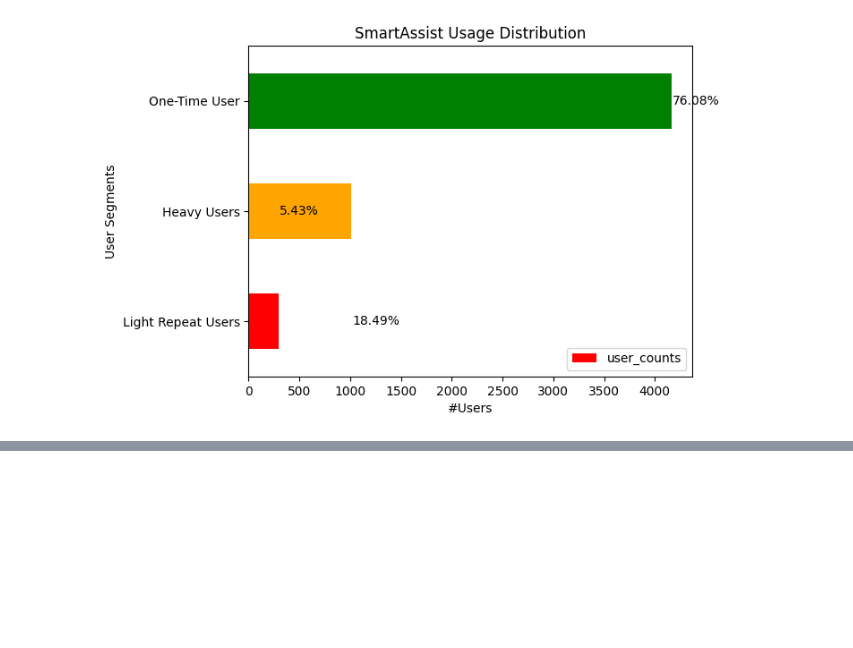
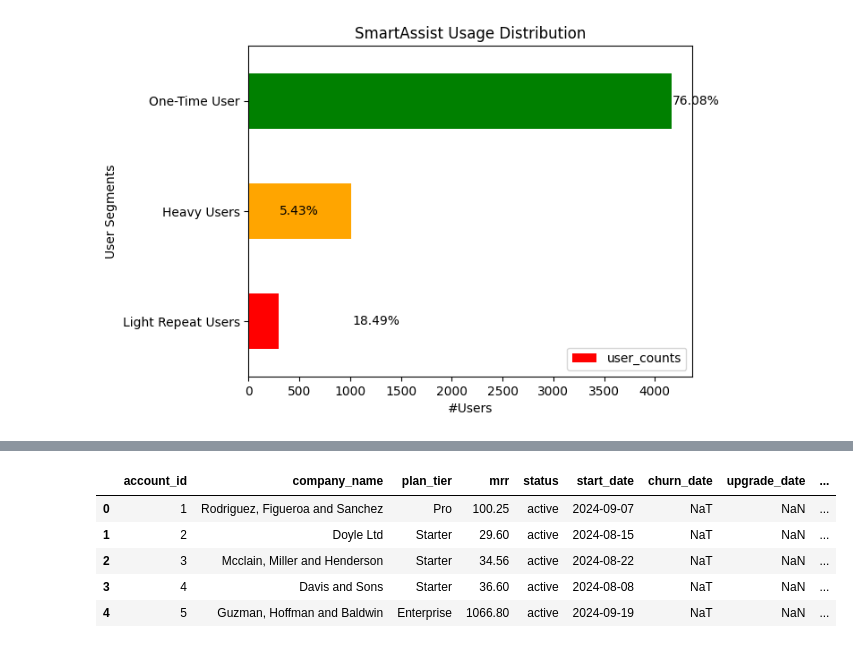
Before and after one commit to Vaishnav09/ai-product-impact-analysis, a Jupyter notebook: notebooks/01_data_exploration.ipynb, the cells around one changed output, grey strips where cells are left out. Saved outputs shown, nothing was run; the diff lists cells and outputs as text; code cells hidden in the pictures; blank space fills up the shorter version.

```diff
--- a/notebooks/01_data_exploration.ipynb
+++ b/notebooks/01_data_exploration.ipynb
@@ -653,0 +658,3 @@ plt.show()
+# %%
+sma_users_df = smartassist_df.join(users[['user_id','account_id']].set_index('user_id'),on='user_id',how='left')
+sma_users_df.head()
@@ -653,0 +687,10 @@ plt.show()
+# %%
+account_ai_usage_df['ai_event_count'] = account_ai_usage_df['ai_event_count'].fillna(0)
+account_ai_usage_df.head()
+# %% [output]
+|  | account_id | company_name | plan_tier | mrr | status | start_date | churn_date | upgrade_date | ... |
+| 0 | 1 | Rodriguez, Figueroa and Sanchez | Pro | 100.25 | active | 2024-09-07 | NaT | NaN | ... |
+| 1 | 2 | Doyle Ltd | Starter | 29.60 | active | 2024-08-15 | NaT | NaN | ... |
+| 2 | 3 | Mcclain, Miller and Henderson | Starter | 34.56 | active | 2024-08-22 | NaT | NaN | ... |
+| 3 | 4 | Davis and Sons | Starter | 36.60 | active | 2024-08-08 | NaT | NaN | ... |
+| 4 | 5 | Guzman, Hoffman and Baldwin | Enterprise | 1066.80 | active | 2024-09-19 | NaT | NaN | ... |
```
Also changed, not shown: parts of 13 cells of this notebook.
